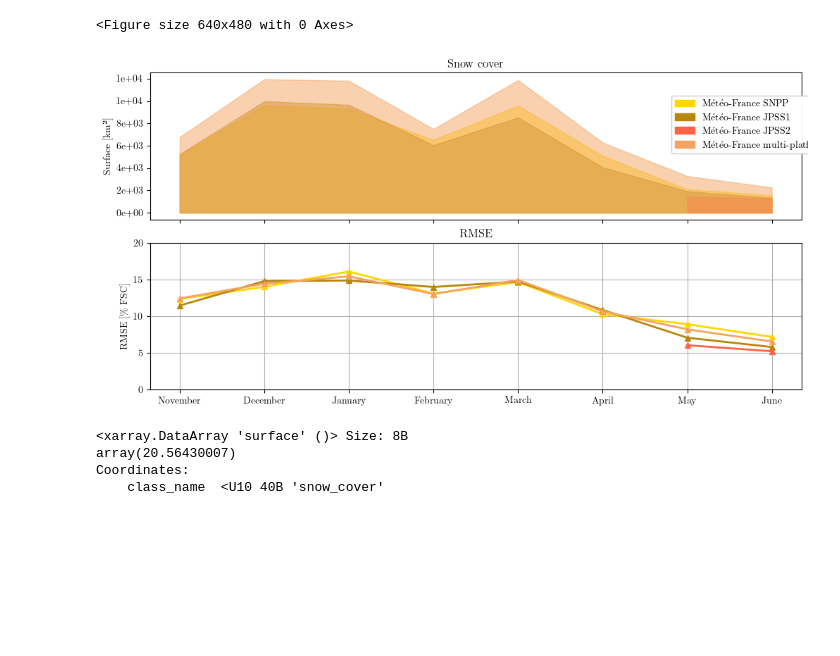
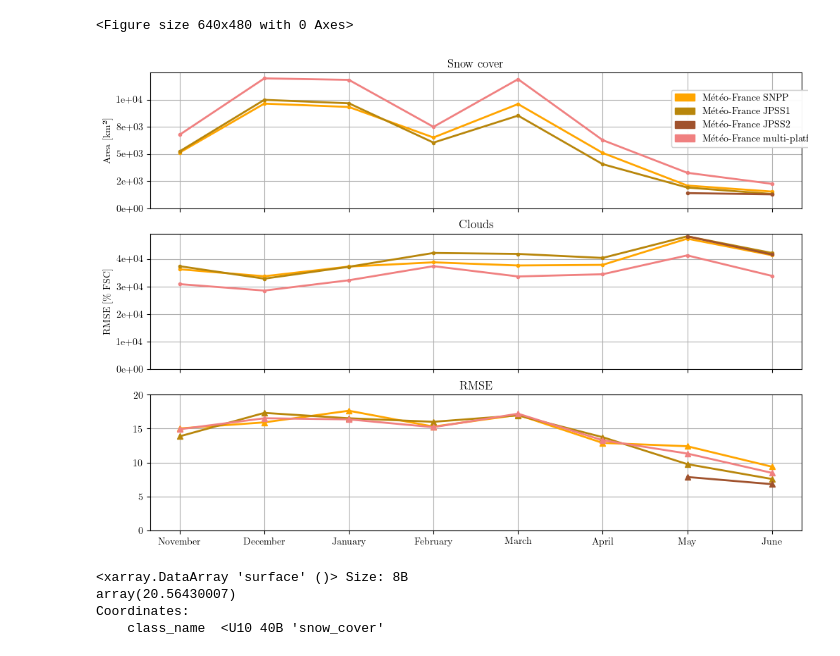
Before and after one commit to nicolaimpe/viirsnow, a Jupyter notebook: notebooks/article_illustrations.ipynb, the cells around one changed output. Drawn from its saved outputs; the diff is of its cells as text; code cells hidden in the pictures; blank space fills up the shorter version.

Commit message:
Adavances in article illustrations. Recode scatter analysis and confusion table reductions

```diff
--- a/notebooks/article_illustrations.ipynb
+++ b/notebooks/article_illustrations.ipynb
@@ -174,0 +59,23 @@ metrics_dict_unc = {k:v.groupby("time").map(histograms_to_biais_rmse) for k,v in
+# %%
+from products.snow_cover_product import MeteoFranceSNPPPrototype
+from matplotlib import pyplot as plt
+
+plt.rcParams.update({
+    "text.usetex": True,
+    "font.family": "serif"
+})
+
+analysis_folder = '/home/imperatoren/work/VIIRS_S2_comparison/viirsnow/output_folder/version_8_sensor_zenith/'
+product_list = [ MeteoFranceSNPPPrototype()]
+params = ["View Zenith Angle [°]"]
+fig, axs = plt.subplots(len(params), 4, figsize=(14,3  * len(params)), layout="constrained")
+plot_one_var_analysis(snow_cover_products=product_list,analysis_folder=analysis_folder,analysis_var=params[0], axs=axs)
+# plot_product_legend(snow_cover_products=product_list, legend_ax=axs[1])
+
+custom_leg = [
+        mpatches.Patch(color=product.plot_color, label=product.plot_name)
+        for product in product_list
+    ]
+# product_legend =legend_ax.legend(handles=custom_leg, loc=(1,0))
+fig.legend(handles=custom_leg, bbox_to_anchor=(1,1.1))
+fig.savefig('/home/imperatoren/work/VIIRS_S2_comparison/article/illustrations/synthesis_scores_plot_sza.png', format='png',bbox_inches='tight')
@@ -238,16 +147,22 @@ def annual_area_fancy_plot(
 # %%
+from products.snow_cover_product import MeteoFranceSNPPPrototype, MeteoFranceJPSS1Prototype, MeteoFranceJPSS2Prototype, MeteoFranceMultiplatformPrototype
+from matplotlib import pyplot as plt
+
+analysis_folder = '/home/imperatoren/work/VIIRS_S2_comparison/viirsnow/output_folder/version_8/'
+product_list = [MeteoFranceSNPPPrototype(),MeteoFranceJPSS1Prototype(),  MeteoFranceJPSS2Prototype(),MeteoFranceMultiplatformPrototype()]
+
 plt.rcParams.update({
     "text.usetex": True,
     "font.family": "serif"
 })
 
 plt.subplots_adjust(bottom=0.18)
-fig, axs = plt.subplots(2, 1, figsize=(10, 5), sharex=True, layout="constrained")
-annual_area_fancy_plot(metrics_dict_completeness=metrics_dict_completeness,metrics_dict_uncertainty=metrics_dict_unc, axs=axs)
-# fig.savefig('/home/imperatoren/work/VIIRS_S2_comparison/article/illustrations/multiplatform_composite.png', format='png',bbox_inches='tight')
+fig, axs = plt.subplots(3, 1, figsize=(10, 7), sharex=True, layout="constrained")
+annual_area_fancy_plot(snow_cover_products=product_list, analysis_folder=analysis_folder, axs=axs)
+fig.savefig('/home/imperatoren/work/VIIRS_S2_comparison/article/illustrations/multiplatform_composite.png', format='png',bbox_inches='tight')
 # %% [output]
 <Figure size 640x480 with 0 Axes>
-[figure, old version]
+[figure, new version]
 # %%
 import xarray as xr
 
```
Also changed, not shown: parts of 10 cells of this notebook, 15 other files.
